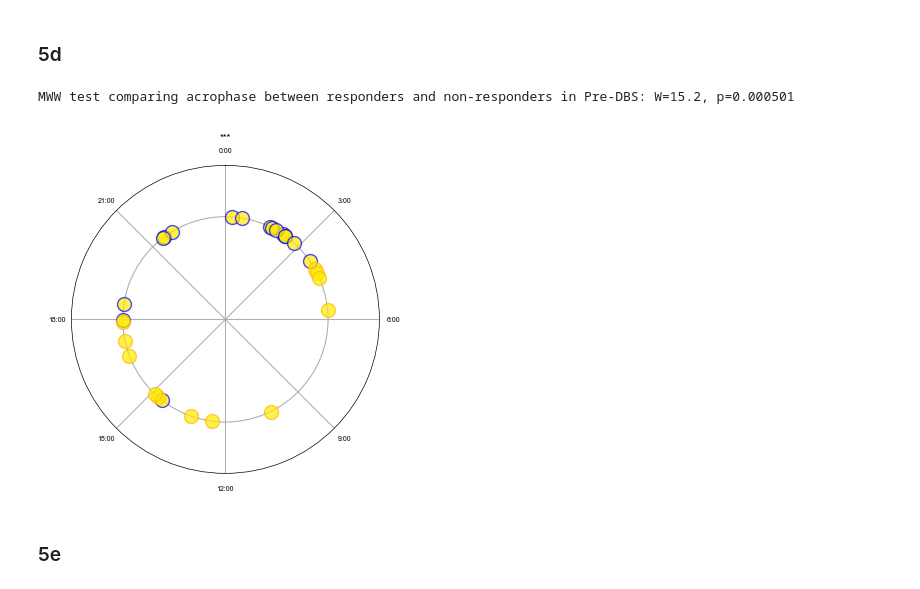
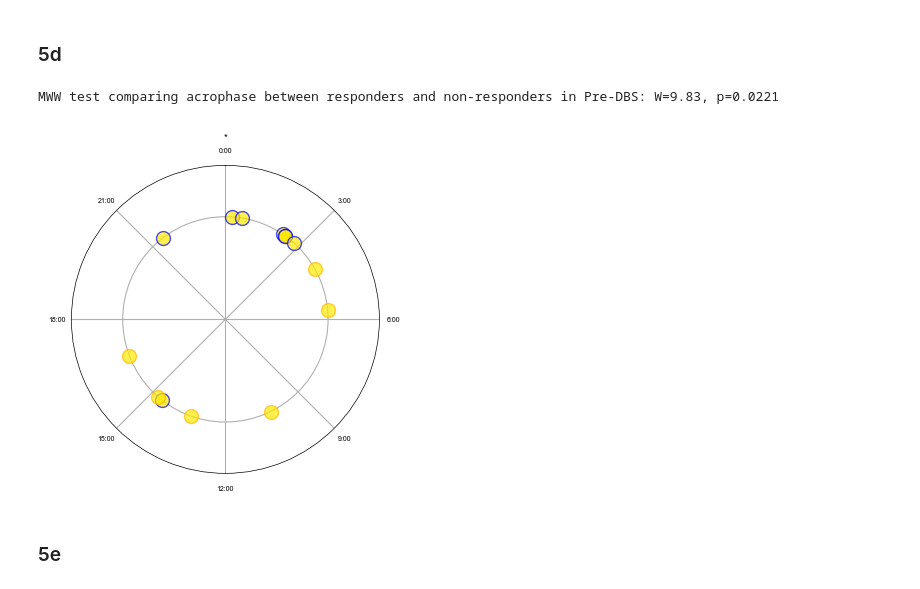
Before and after one commit to ProvenzaLab/PerceptPredictability, a Jupyter notebook: process_data.ipynb, the cells around one changed output. Cells and saved outputs as stored; diff of their text form; code cells hidden in the pictures.

```diff
--- a/process_data.ipynb
+++ b/process_data.ipynb
@@ -1801,37 +1823,37 @@ circadian_df = pd.DataFrame(circadian_dict)
 # %%
 state = 'Pre-DBS'
 fig, ax = plt.subplots(figsize=(4,4), subplot_kw={'projection': 'polar'})
 
-responder_acros_rad = circadian_df.query(f'state == "{state}" and response_status == "Responder"')[['left_mean_acrophase_rad', 'right_mean_acrophase_rad']].values.flatten()
-nonresponder_acros_rad = circadian_df.query(f'state == "{state}" and response_status == "Non-Responder"')[['left_mean_acrophase_rad', 'right_mean_acrophase_rad']].values.flatten()
-# remove nans from each array
+responder_acros_rad = circadian_df.query(f'state == "{state}" and response_status == "Responder"')['left_mean_acrophase_rad'].values
+nonresponder_acros_rad = circadian_df.query(f'state == "{state}" and response_status == "Non-Responder"')['left_mean_acrophase_rad'].values
+
 responder_acros_rad = responder_acros_rad[~np.isnan(responder_acros_rad)]
 nonresponder_acros_rad = nonresponder_acros_rad[~np.isnan(nonresponder_acros_rad)]
 
 ax.scatter(responder_acros_rad, np.ones_like(responder_acros_rad), color=COL_PAL['Pre-DBS'], ec=COL_PAL['Responder'], alpha=0.7, s=100, zorder=5)
 ax.scatter(nonresponder_acros_rad, np.ones_like(nonresponder_acros_rad), color=COL_PAL['Pre-DBS'], ec=COL_PAL['Non-Responder'], alpha=0.7, s=100, zorder=5)
 
 ax.set(
     theta_zero_location='N',
     theta_direction=-1,
     xticks=np.linspace(0, 2 * np.pi, 8, endpoint=False),
     xticklabels=[f'{int(t)}:00' for t in np.linspace(0, 24, 8, endpoint=False)],
     yticks=[1],
     yticklabels=[''],
     ylim=[0, 1.5]
 )
 
 W, p_perm, dof, p_chi = mww_permutation_pvalue(responder_acros_rad, nonresponder_acros_rad,
                                                units='radians', B=10000, random_state=42)
 p_val = p_chi if (len(responder_acros_rad) + len(nonresponder_acros_rad) > 14) else p_perm
 print(f'MWW test comparing acrophase between responders and non-responders in {state}: W={W:.3g}, p={p_val:.3g}')
 ax.set_title(get_asterisk_str(p_val))
 
 fig.savefig('figures/5d.svg', bbox_inches='tight', pad_inches=0)
 plt.show()
 # %% [output]
-MWW test comparing acrophase between responders and non-responders in Pre-DBS: W=15.2, p=0.000501
+MWW test comparing acrophase between responders and non-responders in Pre-DBS: W=9.83, p=0.0221
-[figure, old version]
+[figure, new version]
 # %% [markdown]
 ### 5e
 # %%
```
Also changed, not shown: parts of 6 cells of this notebook, 1 other file.
